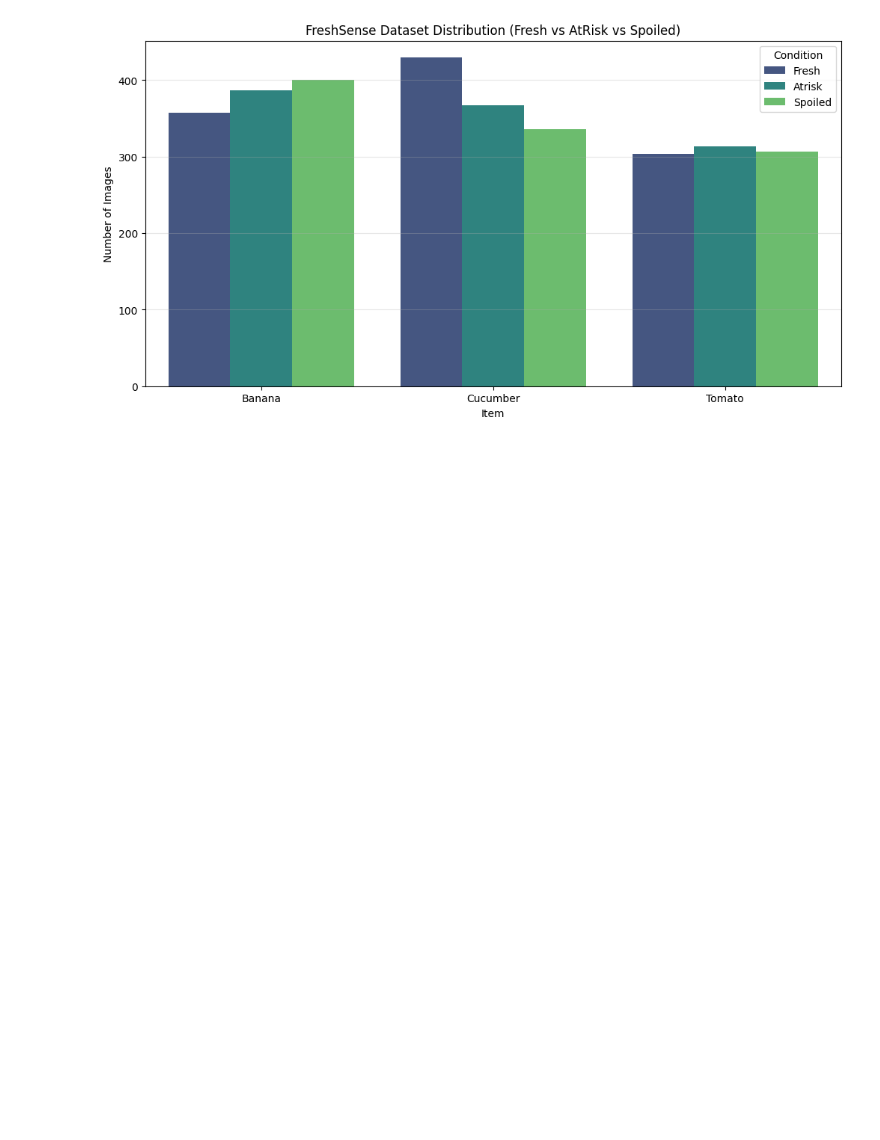
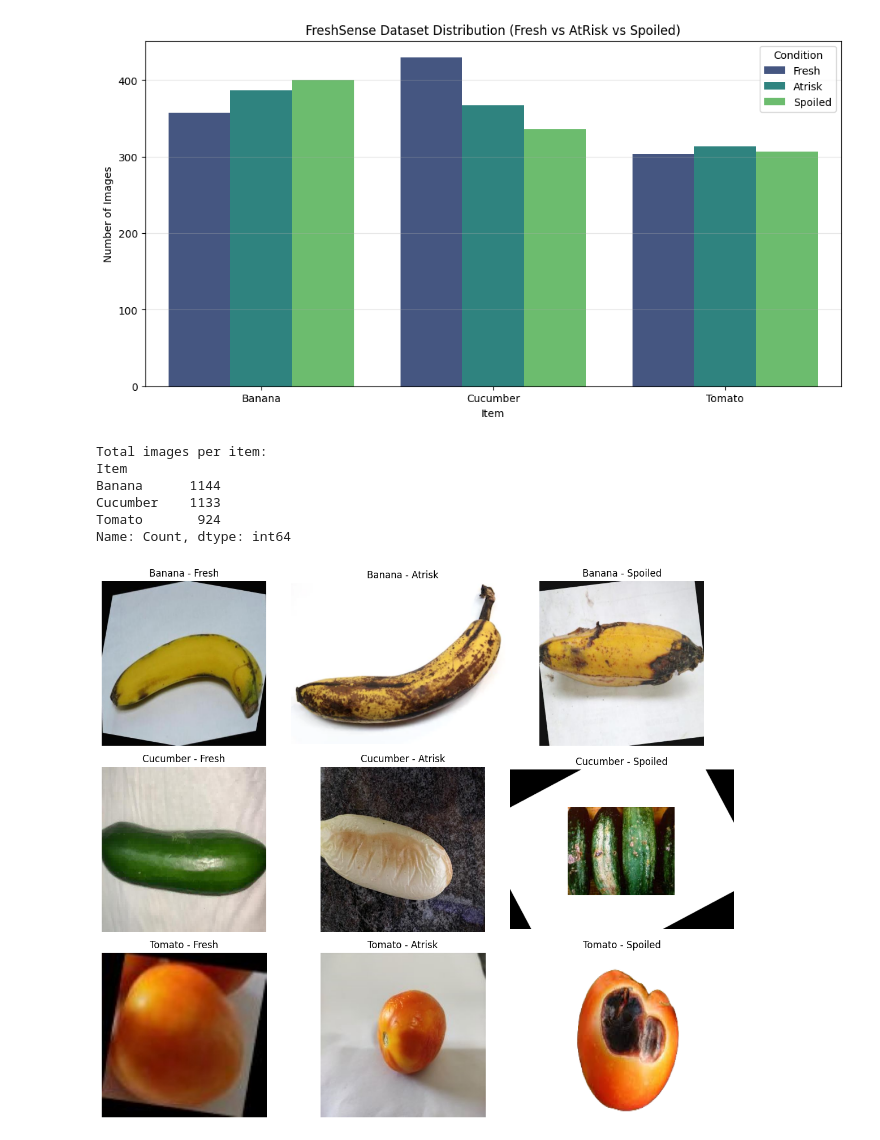
Before and after one commit to DilshanBotheju/freshsense-imagemodel, a Jupyter notebook: FreshSenseEDA.ipynb, the cells around one changed output. Saved outputs shown, nothing was run; the diff lists cells and outputs as text; code cells hidden in the pictures; blank space fills up the shorter version.

Commit message:
Added sample visualization for each category

```diff
--- a/FreshSenseEDA.ipynb
+++ b/FreshSenseEDA.ipynb
@@ -64,3 +64,33 @@ plt.grid(axis='y', alpha=0.3)
 plt.show()
 # %% [output]
 [figure]
+# %%
+# Total images per item
+total_per_item = df.groupby("Item")["Count"].sum()
+print("\nTotal images per item:")
+print(total_per_item)
+# %% [output]
+Total images per item:
+Item
+Banana      1144
+Cucumber    1133
+Tomato       924
+Name: Count, dtype: int64
+# %%
+# Sample images from each category
+fig, axes = plt.subplots(3, 3, figsize=(12, 10))
+idx = 0
+for ds in datasets:
+    for cls in classes:
+        img_dir = os.path.join(BASE_PATH, ds, cls, "images")
+        images = glob.glob(os.path.join(img_dir, "*.*"))
+        if images:
+            img = Image.open(images[0])
+            axes[idx//3, idx%3].imshow(img)
+            axes[idx//3, idx%3].set_title(f"{ds.replace('_dataset','').title()} - {cls.title()}")
+            axes[idx//3, idx%3].axis("off")
+            idx += 1
+plt.tight_layout()
+plt.show()
+# %% [output]
+[figure, added]
```
